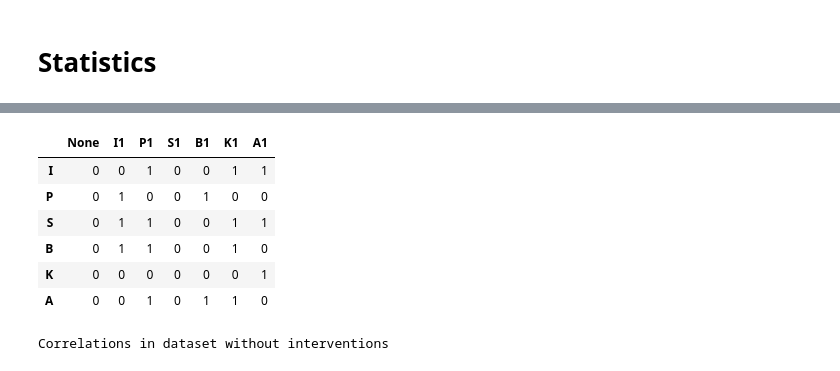
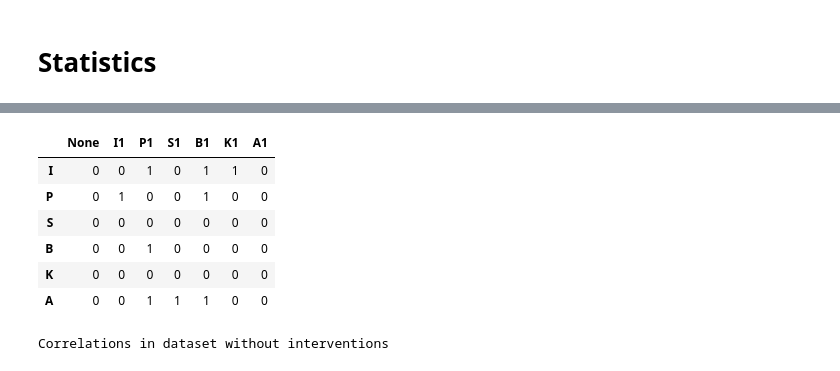
Before and after one commit to The-very-most-awesome-team-of-cool-kids/02463_Causality, a Jupyter notebook: Causality.ipynb, the cells around one changed output, grey strips where cells are left out. Cells and saved outputs as stored; diff of their text form; code cells hidden in the pictures.

```diff
--- a/Causality.ipynb
+++ b/Causality.ipynb
@@ -26,13 +26,19 @@ data2_b1 = pd.read_csv("data/data_207.csv", index_col = 0)
 data2_k1 = pd.read_csv("data/data_208.csv", index_col = 0)
 data2_a1 = pd.read_csv("data/data_209.csv", index_col = 0)
 
-data_none = pd.concat((data1_none, data2_none))
-data_i1 = pd.concat((data1_i1, data2_i1))
-data_p1 = pd.concat((data1_p1, data2_p1))
-data_s1 = pd.concat((data1_s1, data2_s1))
-data_b1 = pd.concat((data1_b1, data2_b1))
-data_k1 = pd.concat((data1_k1, data2_k1))
-data_a1 = pd.concat((data1_a1, data2_a1))
+resamples = 300
+replace = True
+seed = 400
+
+np.random.seed(seed)
+
+data_none = pd.concat((data1_none, data2_none)).sample(resamples, replace = replace)
+data_i1 = pd.concat((data1_i1, data2_i1)).sample(resamples, replace = replace)
+data_p1 = pd.concat((data1_p1, data2_p1)).sample(resamples, replace = replace)
+data_s1 = pd.concat((data1_s1, data2_s1)).sample(resamples, replace = replace)
+data_b1 = pd.concat((data1_b1, data2_b1)).sample(resamples, replace = replace)
+data_k1 = pd.concat((data1_k1, data2_k1)).sample(resamples, replace = replace)
+data_a1 = pd.concat((data1_a1, data2_a1)).sample(resamples, replace = replace)
 
 
 display(data_i1.head())
@@ -154,33 +160,33 @@ Correlations in dataset without interventions
 # %%
 caus = np.zeros(np.shape(mean_diff))
 
-mean_bound = .1
-var_bound = .1
+mean_bound = .2
+var_bound = .2
 corr_bound = .0
 
 
 for i in range(np.shape(mean_diff)[0]):
     for j in range(np.shape(mean_diff)[1]):
         cond1 = i != j-1
         cond2 = abs(mean_diff.iloc[i, j]) > mean_bound
         cond3 = abs(var_diff.iloc[i,j]) > var_bound
         cond4 = True if j == 0 else abs(data_none.corr().iloc[i, j-1]) > corr_bound
 
         if cond1  & cond2 & cond3 & cond4:
             caus[i, j] = 1
 
 caus = pd.DataFrame(caus, columns = mean_diff.columns, index = mean_diff.index)
 
 caus_styled = caus.style.applymap(lambda x: 'background-color : yellow' if abs(x)==1 else '')
 display(caus_styled)
 # %% [output]
 |  | None | I1 | P1 | S1 | B1 | K1 | A1 |
-| I | 0 | 0 | 1 | 0 | 0 | 1 | 1 |
+| I | 0 | 0 | 1 | 0 | 1 | 1 | 0 |
 | P | 0 | 1 | 0 | 0 | 1 | 0 | 0 |
-| S | 0 | 1 | 1 | 0 | 0 | 1 | 1 |
-| B | 0 | 1 | 1 | 0 | 0 | 1 | 0 |
-| K | 0 | 0 | 0 | 0 | 0 | 0 | 1 |
-| A | 0 | 0 | 1 | 0 | 1 | 1 | 0 |
+| S | 0 | 0 | 0 | 0 | 0 | 0 | 0 |
+| B | 0 | 0 | 1 | 0 | 0 | 0 | 0 |
+| K | 0 | 0 | 0 | 0 | 0 | 0 | 0 |
+| A | 0 | 0 | 1 | 1 | 1 | 0 | 0 |
 # %%
 bound = .2
 print("\n\033[1mCorrelations in dataset without interventions\033[0m")
```
Also changed, not shown: parts of 2 cells of this notebook.
